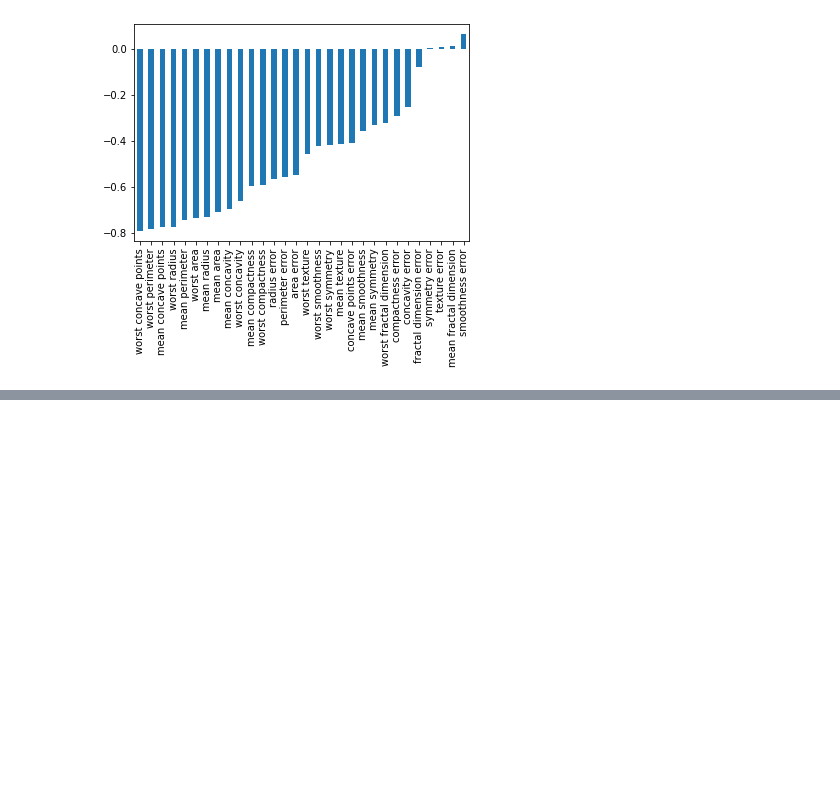
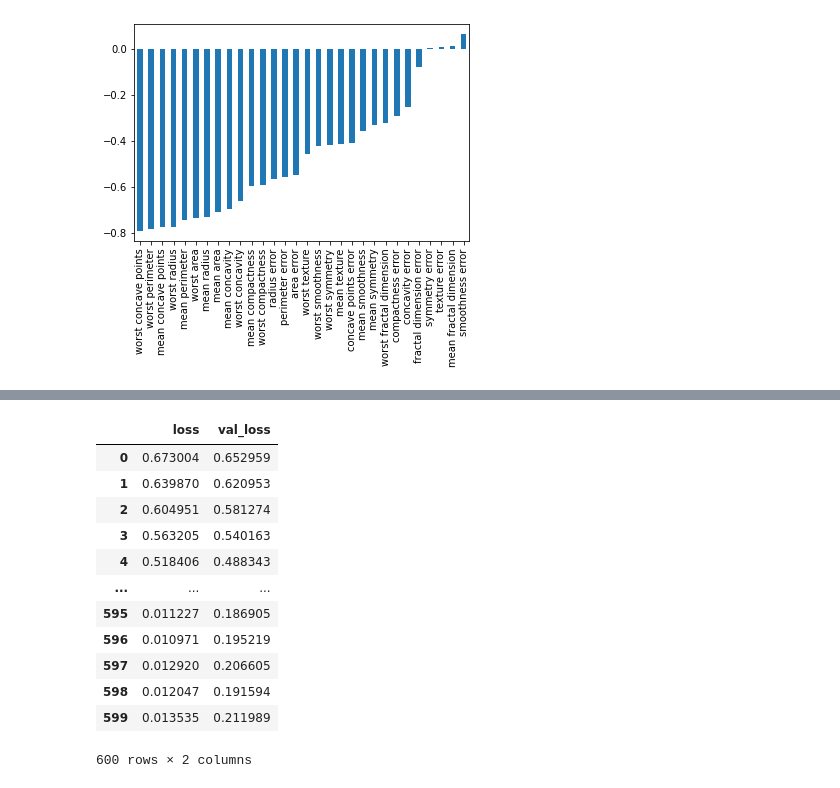
Before and after one commit to RockNCode/notebooks, a Jupyter notebook: Keras_classification.ipynb, the cells around one changed output, grey strips where cells are left out. Cells and saved outputs as stored; diff of their text form; code cells hidden in the pictures; blank space fills up the shorter version.

```diff
--- a/Keras_classification.ipynb
+++ b/Keras_classification.ipynb
@@ -91,0 +99,5 @@ df.corr()['benign_0__mal_1'][:-1].sort_values().plot(kind='bar')
+# %%
+# Scaling
+from sklearn.preprocessing import MinMaxScaler
+scaler = MinMaxScaler()
+scaler.fit(X_train)
@@ -91,0 +162,17 @@ df.corr()['benign_0__mal_1'][:-1].sort_values().plot(kind='bar')
+# %%
+model_loss = pd.DataFrame(model.history.history)
+model_loss
+# %% [output]
+|  | loss | val_loss |
+| 0 | 0.673004 | 0.652959 |
+| 1 | 0.639870 | 0.620953 |
+| 2 | 0.604951 | 0.581274 |
+| 3 | 0.563205 | 0.540163 |
+| 4 | 0.518406 | 0.488343 |
+| ... | ... | ... |
+| 595 | 0.011227 | 0.186905 |
+| 596 | 0.010971 | 0.195219 |
+| 597 | 0.012920 | 0.206605 |
+| 598 | 0.012047 | 0.191594 |
+| 599 | 0.013535 | 0.211989 |
+600 rows × 2 columns
```
Also changed, not shown: parts of 22 cells of this notebook.
